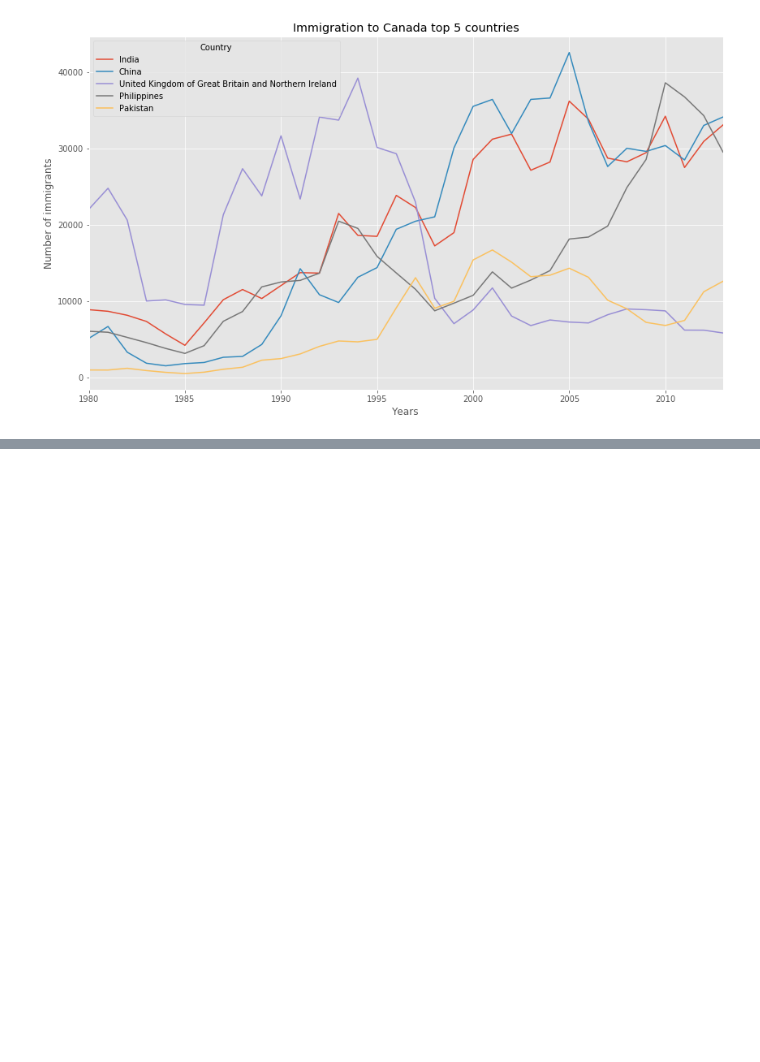
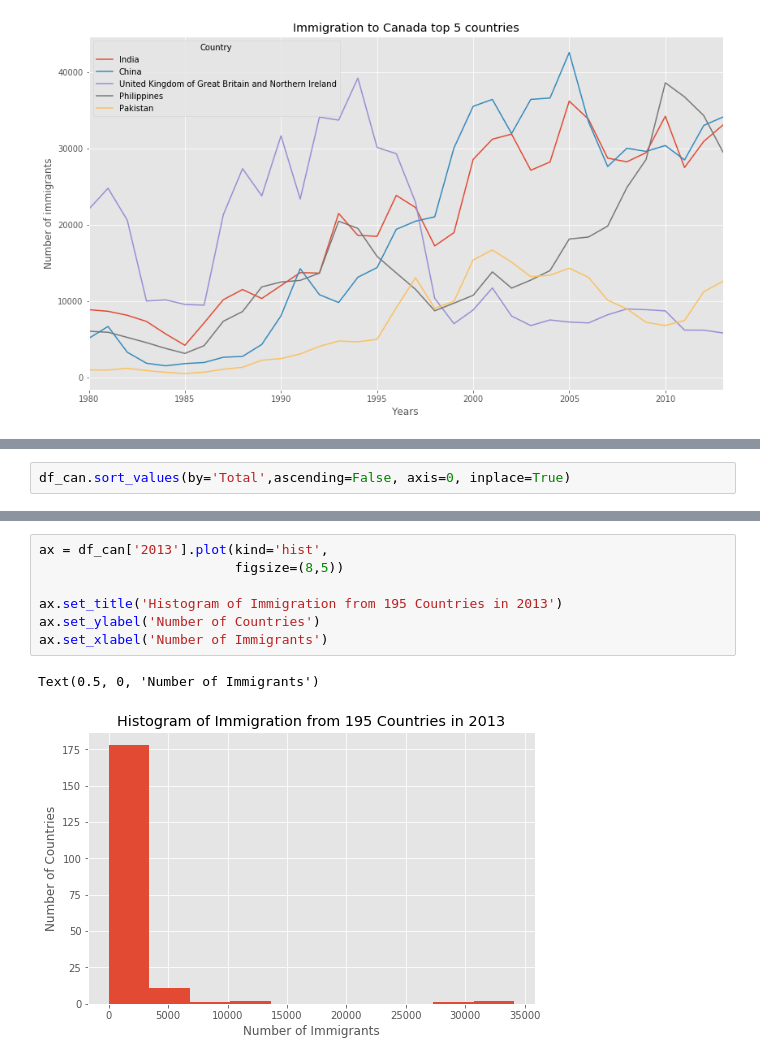
Before and after one commit to fsayfitdinov/immigration_to_canada, a Jupyter notebook: Immigration_to_canada.ipynb, the cells around one changed output, grey strips where cells are left out. Saved outputs shown, nothing was run; the diff lists cells and outputs as text; blank space fills up the shorter version.

```diff
--- a/Immigration_to_canada.ipynb
+++ b/Immigration_to_canada.ipynb
@@ -475,0 +530,2 @@ plt.show()
+# %%
+df_can.sort_values(by='Total',ascending=False, axis=0, inplace=True)
@@ -475,0 +554,10 @@ plt.show()
+# %%
+ax = df_can['2013'].plot(kind='hist',
+                         figsize=(8,5))
+
+ax.set_title('Histogram of Immigration from 195 Countries in 2013')
+ax.set_ylabel('Number of Countries')
+ax.set_xlabel('Number of Immigrants')
+# %% [output]
+Text(0.5, 0, 'Number of Immigrants')
+[figure, added]
```
Also changed, not shown: parts of 23 cells of this notebook.
